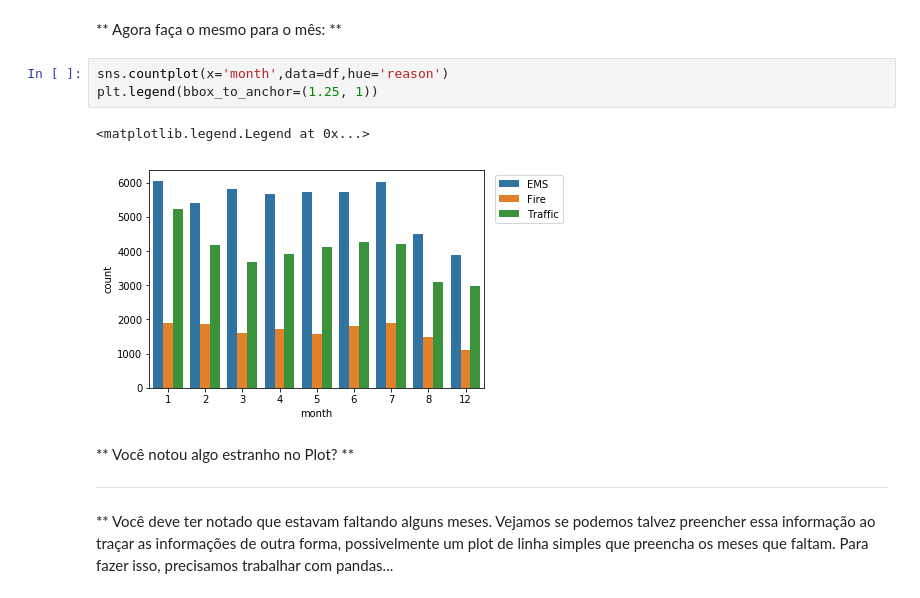
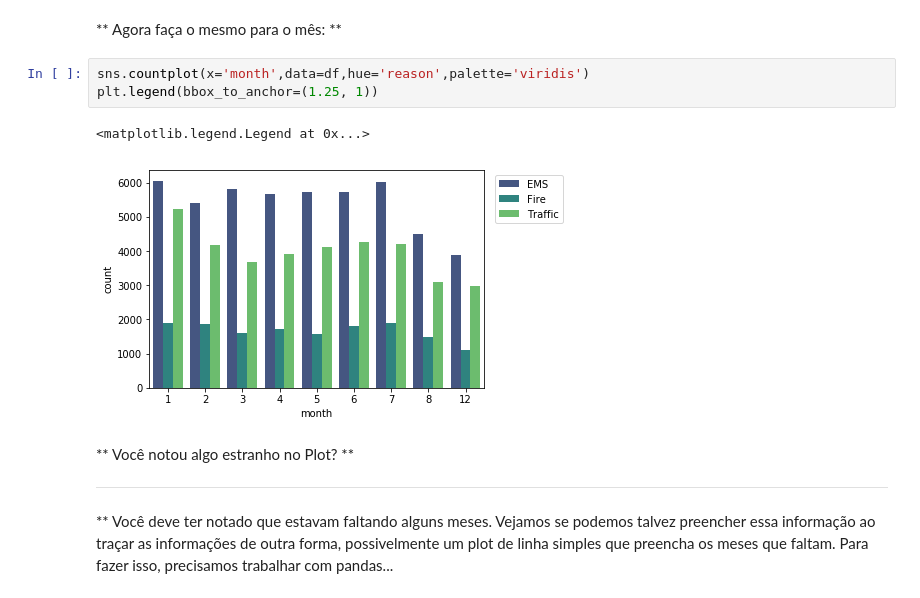
Before and after one commit to thbighead/jupyter-studies, a Jupyter notebook: Python-Data-Science-and-Machine-Learning-Bootcamp/4. Projetos de dados/Projeto - Ligações para o 911.ipynb, the cells around one changed output. Cells and saved outputs as stored; diff of their text form.

```diff
--- a/Python-Data-Science-and-Machine-Learning-Bootcamp/4. Projetos de dados/Projeto - Ligações para o 911.ipynb
+++ b/Python-Data-Science-and-Machine-Learning-Bootcamp/4. Projetos de dados/Projeto - Ligações para o 911.ipynb
@@ -184,11 +185,11 @@ plt.legend(bbox_to_anchor=(1.05, 1))
 # %% [markdown]
 ** Agora faça o mesmo para o mês: **
 # %%
-sns.countplot(x='month',data=df,hue='reason')
+sns.countplot(x='month',data=df,hue='reason',palette='viridis')
 plt.legend(bbox_to_anchor=(1.25, 1))
 # %% [output]
 <matplotlib.legend.Legend at 0x...>
-[figure, old version]
+[figure, new version]
 # %% [markdown]
 ** Você notou algo estranho no Plot? **
 
```
Also changed, not shown: parts of 21 cells of this notebook, 1 other file.
